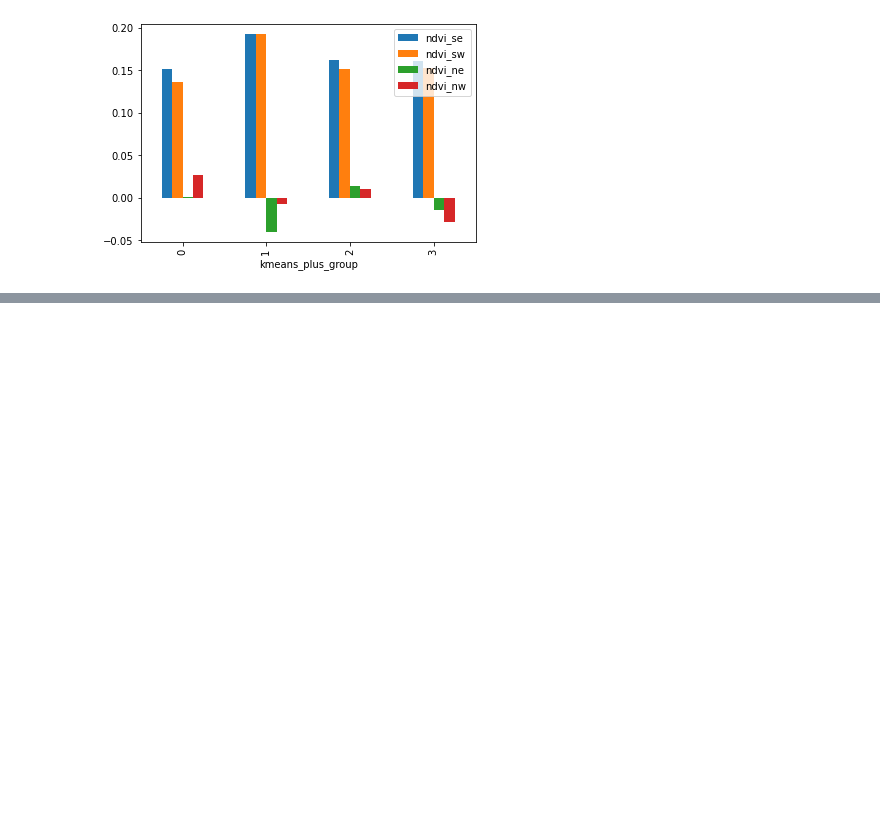
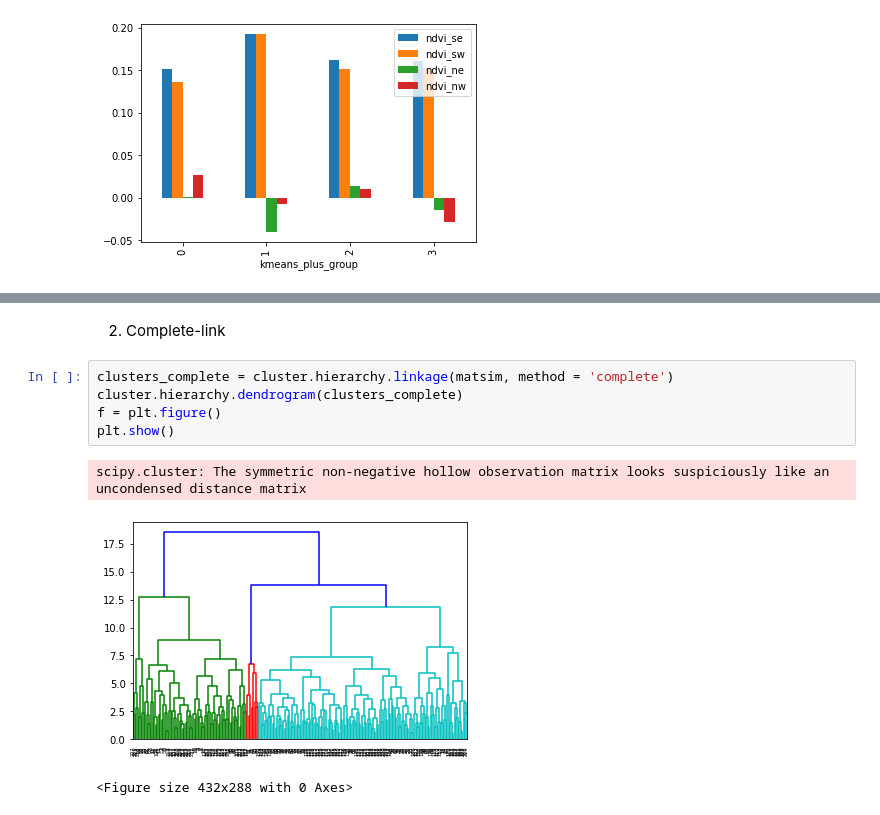
Before and after one commit to raulbs7/Machine-Learning-Techniques-Project, a Jupyter notebook: Milestone1.ipynb, the cells around one changed output, grey strips where cells are left out. Saved outputs shown, nothing was run; the diff lists cells and outputs as text; blank space fills up the shorter version.

```diff
--- a/Milestone1.ipynb
+++ b/Milestone1.ipynb
@@ -629,0 +666,11 @@ At this point, we can conclude that k-means had classificated our data by the di
+# %% [markdown]
+2.   Complete-link
+# %%
+clusters_complete = cluster.hierarchy.linkage(matsim, method = 'complete')
+cluster.hierarchy.dendrogram(clusters_complete)
+f = plt.figure()
+plt.show()
+# %% [output]
+scipy.cluster: The symmetric non-negative hollow observation matrix looks suspiciously like an uncondensed distance matrix
+[figure, added]
+<Figure size 432x288 with 0 Axes>
```
Also changed, not shown: parts of 29 cells of this notebook.
